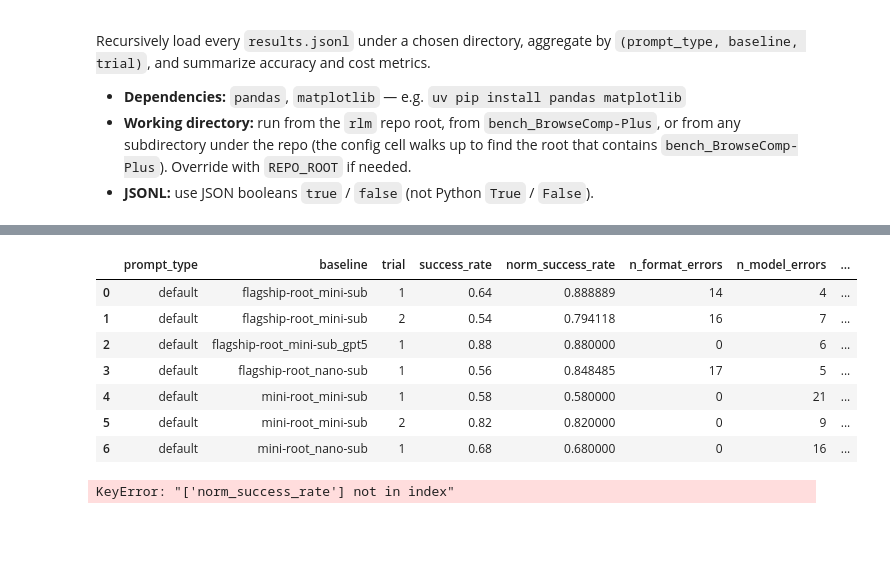
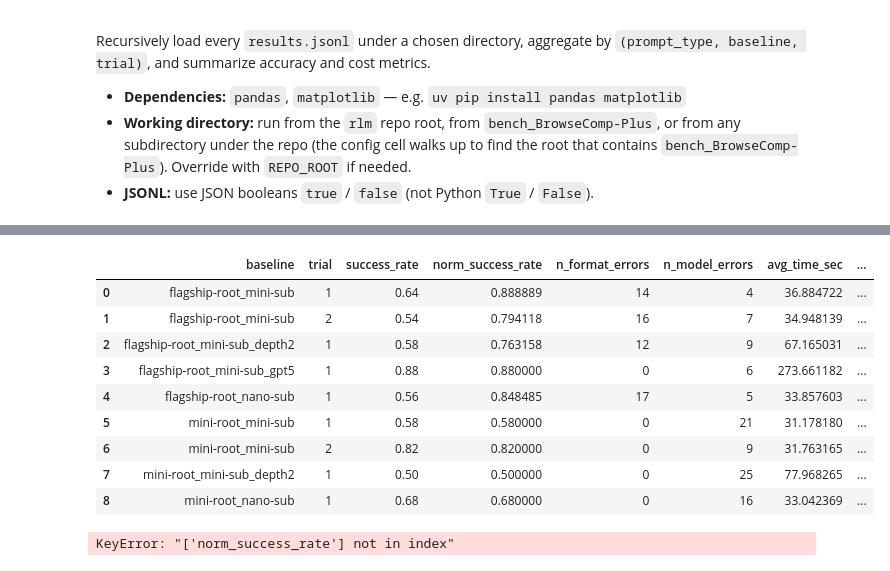
Before and after one commit to Dyu331/Recursive_Language_Model, a Jupyter notebook: bench_BrowseComp-Plus/benchmark_results_visualizer.ipynb, the cells around one changed output, grey strips where cells are left out. Cells and saved outputs as stored; diff of their text form; code cells hidden in the pictures; blank space fills up the shorter version.

```diff
--- a/bench_BrowseComp-Plus/benchmark_results_visualizer.ipynb
+++ b/bench_BrowseComp-Plus/benchmark_results_visualizer.ipynb
@@ -43,6 +43,16 @@ def _prompt_type_for_row(row: dict, default: str) -> str:
     if isinstance(raw, str) and not raw.strip():
         return default
     return str(raw)
+
+
+def _baseline_from_results_path(results_jsonl: Path, json_baseline) -> str:
+    """Depth2 runs often log the same baseline string as non-depth2; use the results folder name."""
+    parent_name = results_jsonl.parent.name
+    if parent_name.endswith("_depth2"):
+        return parent_name
+    if json_baseline is None:
+        return ""
+    return str(json_baseline)
 
 
 def discover_results_jsonl(root: Path) -> list[Path]:
@@ -76,6 +86,7 @@ def load_benchmark_jsonl(
             if not isinstance(obj, dict):
                 raise TypeError(f"Expected object per line in {path} line {lineno}")
             obj = dict(obj)
+            obj["baseline"] = _baseline_from_results_path(path, obj.get("baseline"))
             obj["prompt_type"] = _prompt_type_for_row(obj, prompt_type_default)
             obj["source_file"] = str(path)
             rows.append(obj)
@@ -140,42 +151,44 @@ _num = summary["_num_succ_no_fmt"].astype(float)
 summary["norm_success_rate"] = (_num / _denom.where(_denom > 0)).astype(float)
 summary = summary.drop(columns=["_denom_no_fmt", "_num_succ_no_fmt"])
 
 summary = summary[
     [
-        "prompt_type",
+        #"prompt_type",
         "baseline",
         "trial",
         "success_rate",
         "norm_success_rate",
         "n_format_errors",
         "n_model_errors",
         "avg_time_sec",
         "avg_input_token",
         "total_subagent_calls",
         "n_queries",
     ]
 ]
 
 bad_n = summary[summary["n_queries"] != EXPECTED_QUERIES_PER_GROUP]
 if len(bad_n):
     for _, r in bad_n.iterrows():
         warnings.warn(
             f"Expected {EXPECTED_QUERIES_PER_GROUP} queries for "
             f"prompt_type={r['prompt_type']!r} baseline={r['baseline']!r} trial={r['trial']!r}, "
             f"got n_queries={int(r['n_queries'])}",
             stacklevel=1,
         )
 
 summary
 # %% [output]
-|  | prompt_type | baseline | trial | success_rate | norm_success_rate | n_format_errors | n_model_errors | ... |
-| 0 | default | flagship-root_mini-sub | 1 | 0.64 | 0.888889 | 14 | 4 | ... |
-| 1 | default | flagship-root_mini-sub | 2 | 0.54 | 0.794118 | 16 | 7 | ... |
-| 2 | default | flagship-root_mini-sub_gpt5 | 1 | 0.88 | 0.880000 | 0 | 6 | ... |
-| 3 | default | flagship-root_nano-sub | 1 | 0.56 | 0.848485 | 17 | 5 | ... |
-| 4 | default | mini-root_mini-sub | 1 | 0.58 | 0.580000 | 0 | 21 | ... |
-| 5 | default | mini-root_mini-sub | 2 | 0.82 | 0.820000 | 0 | 9 | ... |
-| 6 | default | mini-root_nano-sub | 1 | 0.68 | 0.680000 | 0 | 16 | ... |
+|  | baseline | trial | success_rate | norm_success_rate | n_format_errors | n_model_errors | avg_time_sec | ... |
+| 0 | flagship-root_mini-sub | 1 | 0.64 | 0.888889 | 14 | 4 | 36.884722 | ... |
+| 1 | flagship-root_mini-sub | 2 | 0.54 | 0.794118 | 16 | 7 | 34.948139 | ... |
+| 2 | flagship-root_mini-sub_depth2 | 1 | 0.58 | 0.763158 | 12 | 9 | 67.165031 | ... |
+| 3 | flagship-root_mini-sub_gpt5 | 1 | 0.88 | 0.880000 | 0 | 6 | 273.661182 | ... |
+| 4 | flagship-root_nano-sub | 1 | 0.56 | 0.848485 | 17 | 5 | 33.857603 | ... |
+| 5 | mini-root_mini-sub | 1 | 0.58 | 0.580000 | 0 | 21 | 31.178180 | ... |
+| 6 | mini-root_mini-sub | 2 | 0.82 | 0.820000 | 0 | 9 | 31.763165 | ... |
+| 7 | mini-root_mini-sub_depth2 | 1 | 0.50 | 0.500000 | 0 | 25 | 77.968265 | ... |
+| 8 | mini-root_nano-sub | 1 | 0.68 | 0.680000 | 0 | 16 | 33.042369 | ... |
 # %%
 from IPython.display import display
 
```
Also changed, not shown: 7 other files.
